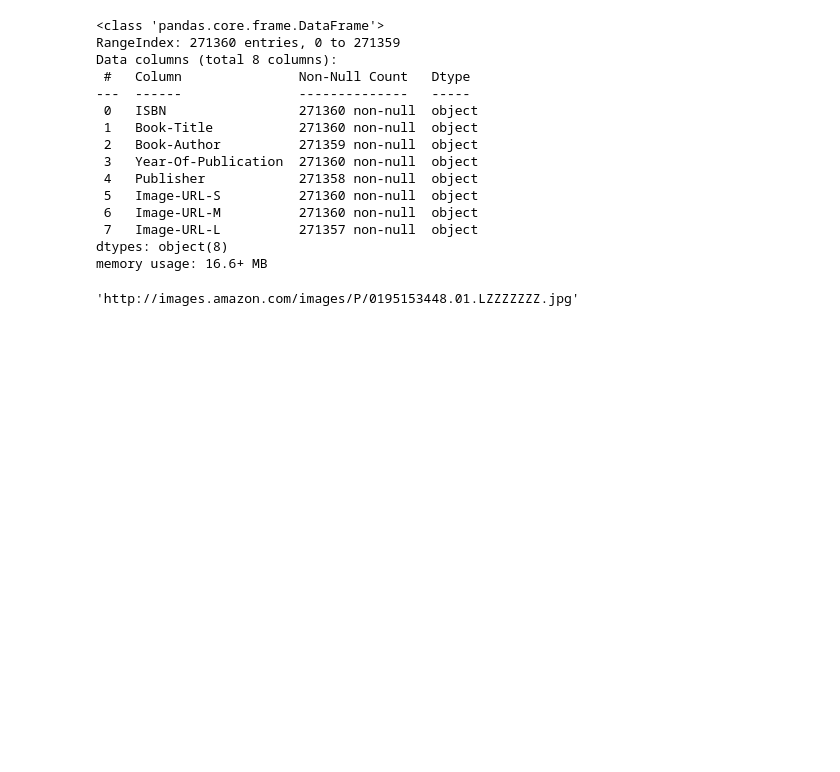
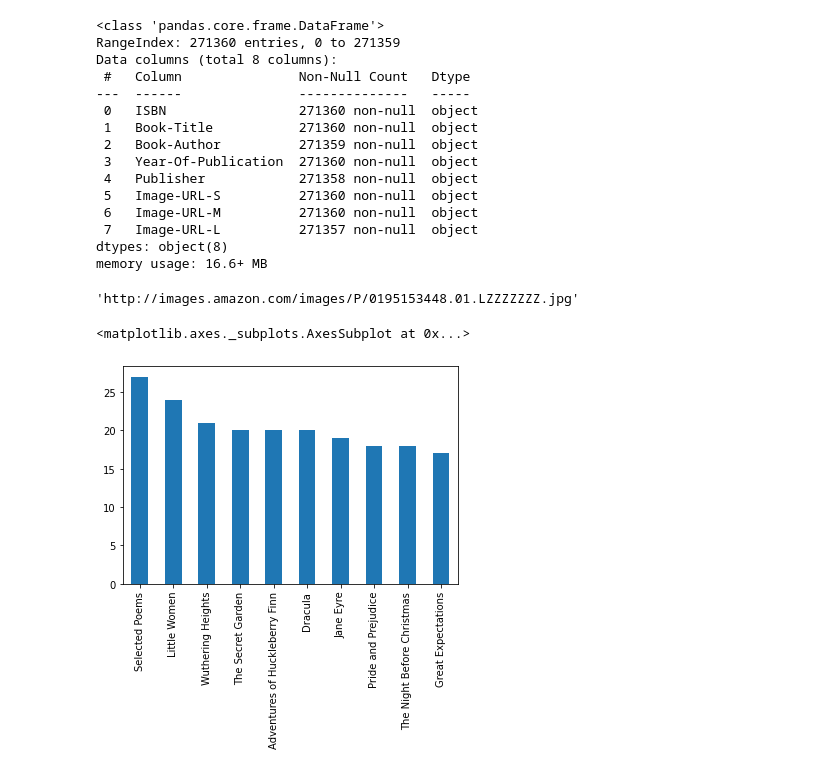
Before and after one commit to shivakumar17/Book-recommendation, a Jupyter notebook: Book_Recommedation.ipynb, the cells around one changed output. Cells and saved outputs as stored; diff of their text form; code cells hidden in the pictures; blank space fills up the shorter version.

```diff
--- a/Book_Recommedation.ipynb
+++ b/Book_Recommedation.ipynb
@@ -82,3 +82,8 @@ memory usage: 16.6+ MB
 df_b['Image-URL-L'][0]
 # %% [output]
 'http://images.amazon.com/images/P/0195153448.01.LZZZZZZZ.jpg'
+# %%
+df_b['Book-Title'].value_counts()[:10].plot.bar()
+# %% [output]
+<matplotlib.axes._subplots.AxesSubplot at 0x...>
+[figure, added]
```
Also changed, not shown: parts of 14 cells of this notebook.
